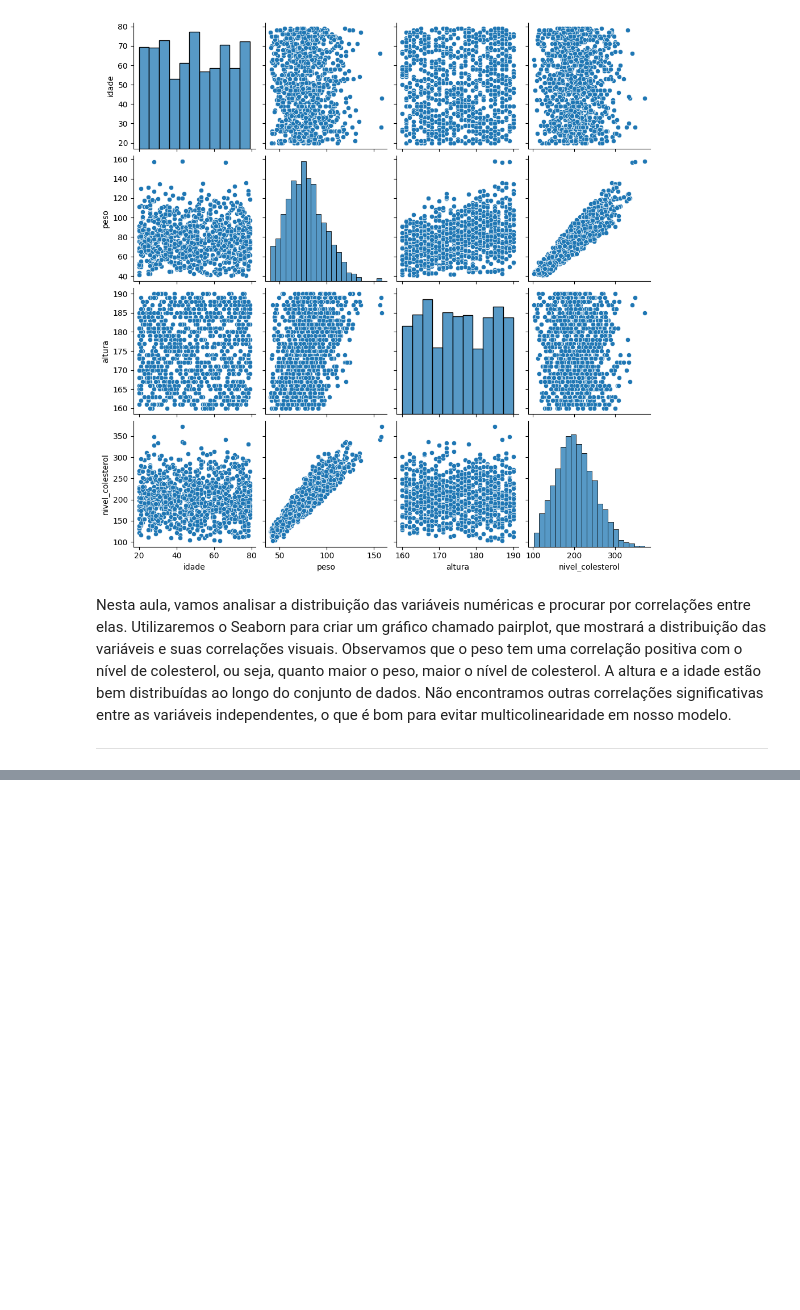
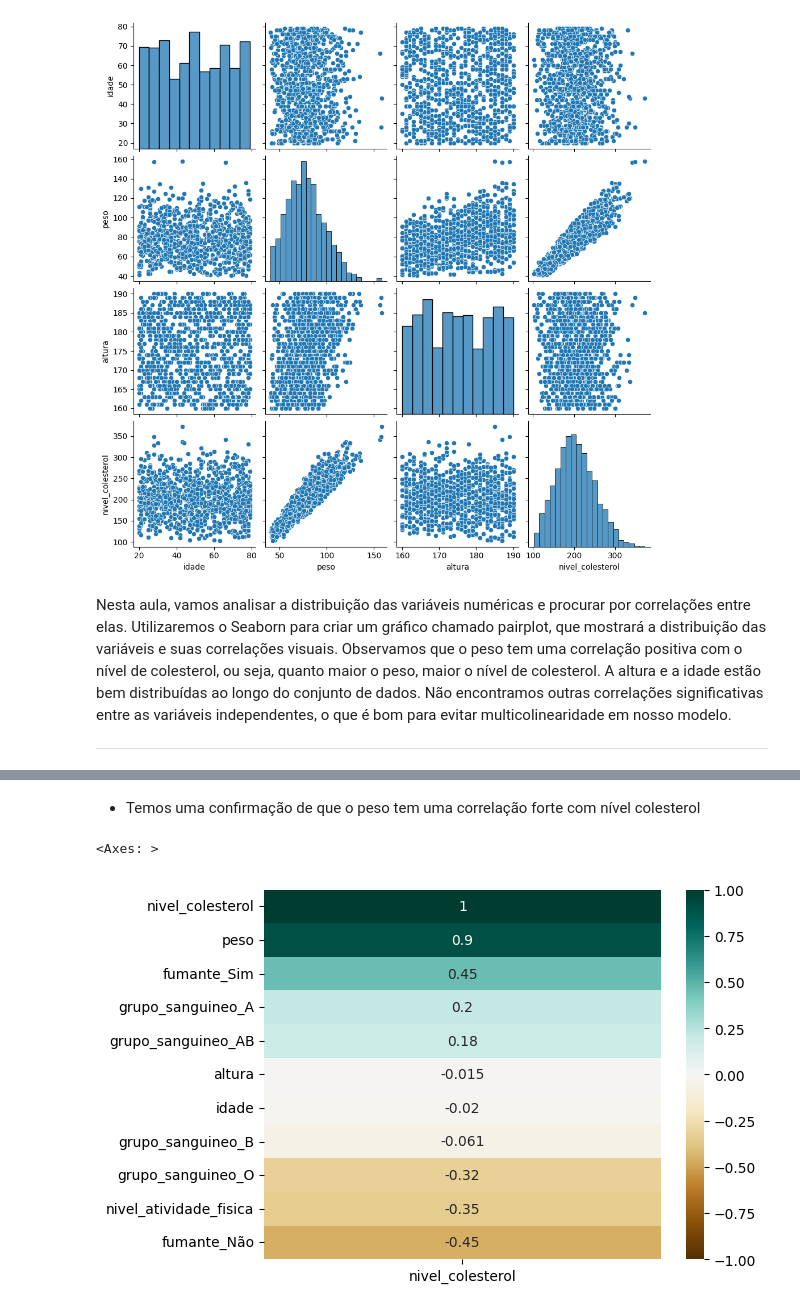
Before and after one commit to VictorGianelli/Algoritmos_Supervisionados_-_Regressao_Linear_Multipla_-_Modelo_Colesterol, a Jupyter notebook: modelo_colesterol.ipynb, the cells around one changed output, grey strips where cells are left out. Drawn from its saved outputs; the diff is of its cells as text; code cells hidden in the pictures; blank space fills up the shorter version.

```diff
--- a/modelo_colesterol.ipynb
+++ b/modelo_colesterol.ipynb
@@ -290,0 +334,8 @@ ___________________________________________
+# %% [markdown]
+- Temos uma confirmação de que o peso tem uma correlação forte com nível colesterol
+# %%
+# Formato de Ranking, somente correlção com a variável target (nivel_colesterol)
+sns.heatmap(df_colesterol_eda.corr()[['nivel_colesterol']].sort_values(by='nivel_colesterol', ascending=False), vmin=-1, vmax=1, annot=True, cmap='BrBG')
+# %% [output]
+<Axes: >
+[figure, added]
```
Also changed, not shown: parts of 7 cells of this notebook.
